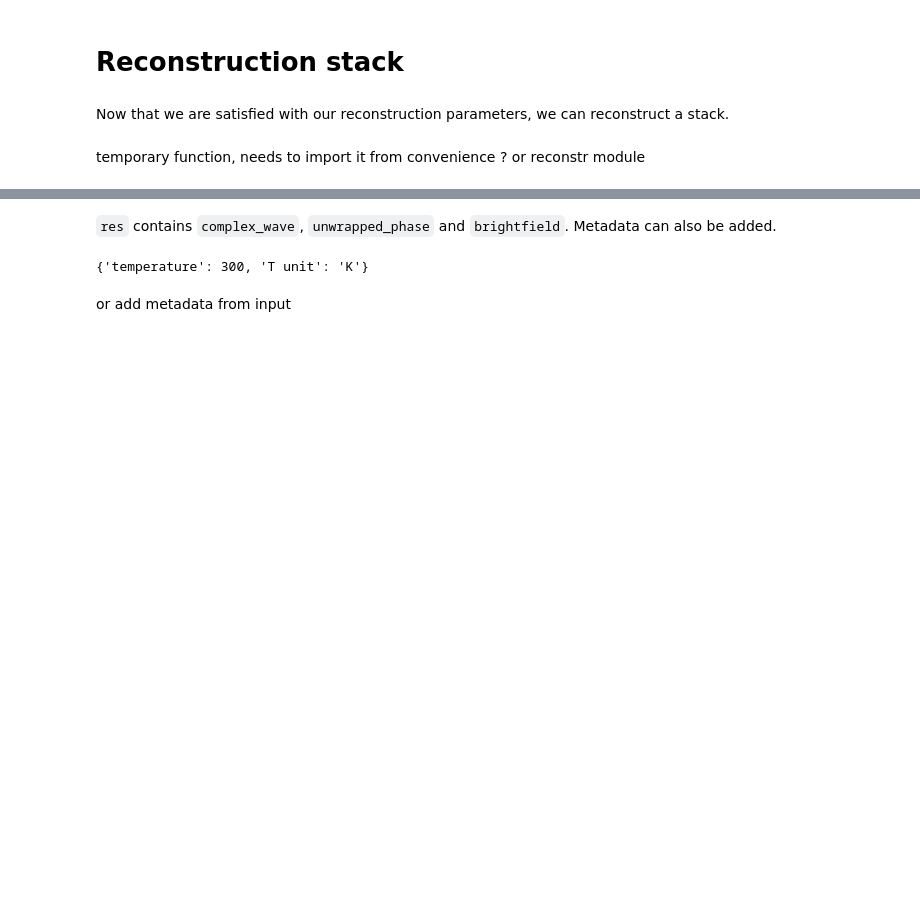
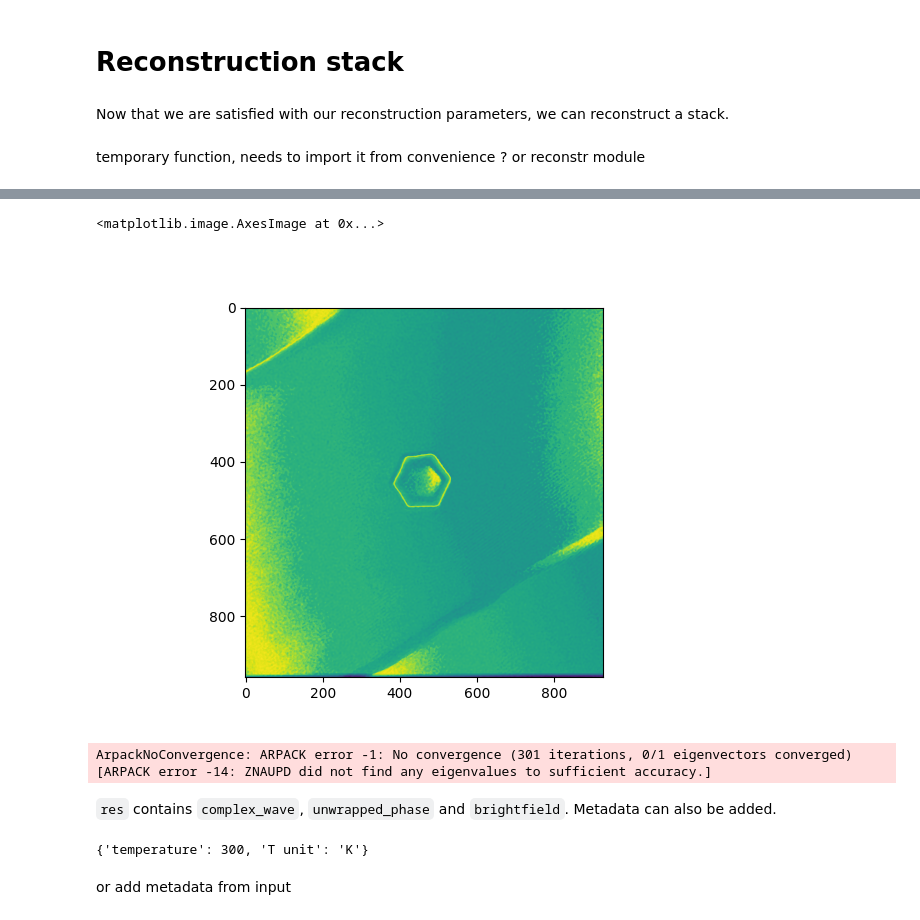
Before and after one commit to LiberTEM/LiberTEM-holo, a Jupyter notebook: notebooks/Reconstruction.ipynb, the cells around one changed output, grey strips where cells are left out. Saved outputs shown, nothing was run; the diff lists cells and outputs as text; code cells hidden in the pictures; blank space fills up the shorter version.

```diff
--- a/notebooks/Reconstruction.ipynb
+++ b/notebooks/Reconstruction.ipynb
@@ -231,3 +353,13 @@ wave, bf, pxsize = reconstruct_stack(stack=data_obj, stack_ref=data_ref, holopar
+# %%
+plt.figure()
+plt.imshow(np.std(np.angle(waves_aligned.get()), axis=0))
+# %% [output]
+<matplotlib.image.AxesImage at 0x...>
+[figure, added]
+# %%
+wave_avg, a, b = phase_offset_correction(waves_aligned.get())
+# %% [output]
+ArpackNoConvergence: ARPACK error -1: No convergence (301 iterations, 0/1 eigenvectors converged) [ARPACK error -14: ZNAUPD did not find any eigenvalues to sufficient accuracy.]
 # %%
 phase = phase_unwrap(np.angle(wave))
 # %%
```
Also changed, not shown: parts of 17 cells of this notebook, 1 other file.
